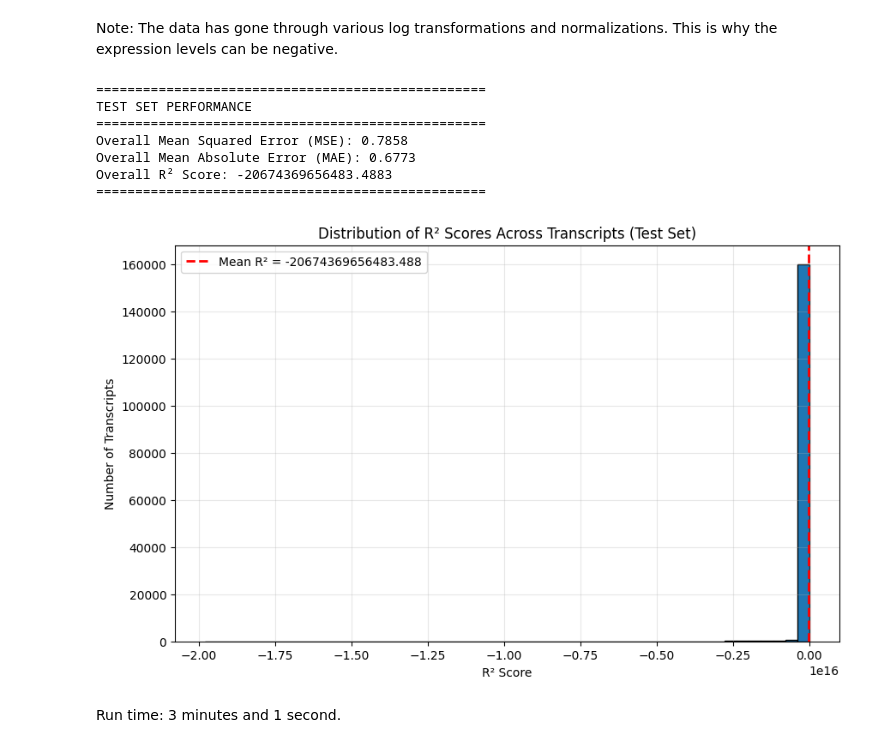
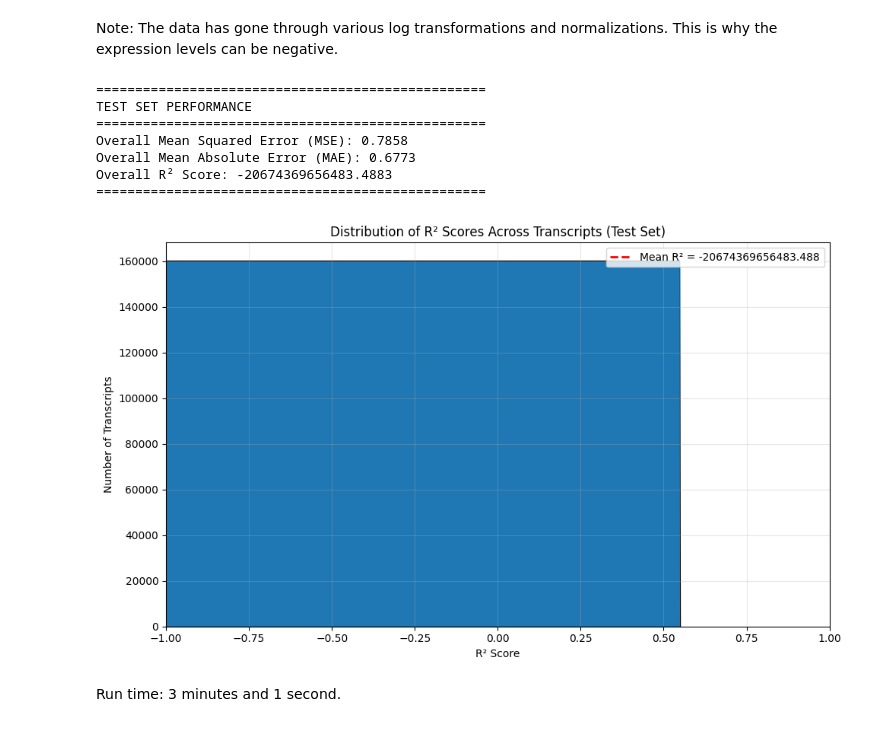
Before and after one commit to DeepIsoQ/DeepIsoQ, a Jupyter notebook: deep_learn_V4.ipynb, the cells around one changed output. Saved outputs shown, nothing was run; the diff lists cells and outputs as text; code cells hidden in the pictures.

```diff
--- a/deep_learn_V4.ipynb
+++ b/deep_learn_V4.ipynb
@@ -58,2 +54,22 @@ adata_genes = sc.read_h5ad('data/bulk_processed_genes.h5ad', backed='r')
 # %%
-adata_genes.uns
+
+if first_time_running:
+    import scanpy as sc
+    adata_genes = sc.read_h5ad('data/bulk_processed_genes.h5ad', backed='r')
+
+    gene_to_transcript_dict = adata_genes.uns["gene_to_transcripts"].copy()
+
+    #Save the dict data in a binary file:
+    import pickle
+
+    with open("gene_to_transcript_dict.pkl", "wb") as f:
+        pickle.dump(gene_to_transcript_dict, f)
+# %%
+#Load the dict, if you have already previously made the file:
+
+if first_time_running == False:
+
+    import pickle
+
+    with open("gene_to_transcript_dict.pkl", "rb") as f:
+        gene_to_transcript_dict = pickle.load(f)
@@ -833,34 +837,36 @@ for i in range(n_transcripts):
     r2_per_transcript.append(r2)
 
 # Overall metrics on test set
 print("=" * 50)
 print("TEST SET PERFORMANCE")
 print("=" * 50)
 print(f"Overall Mean Squared Error (MSE): {np.mean(mse_per_transcript):.4f}")
 print(f"Overall Mean Absolute Error (MAE): {np.mean(mae_per_transcript):.4f}")
 print(f"Overall R² Score: {np.mean(r2_per_transcript):.4f}")
 print("=" * 50)
 
 # Plot distribution of R² scores across transcripts
 plt.figure(figsize=(10, 6))
 plt.hist(r2_per_transcript, bins=50, edgecolor='black')
 plt.xlabel('R² Score')
 plt.ylabel('Number of Transcripts')
 plt.title('Distribution of R² Scores Across Transcripts (Test Set)')
 plt.axvline(np.mean(r2_per_transcript), color='red', linestyle='--',
             linewidth=2, label=f'Mean R² = {np.mean(r2_per_transcript):.3f}')
 plt.legend()
 plt.grid(True, alpha=0.3)
+plt.xlim(-1, 1) #IMPORTANT NOTE: We just restrict it to -1 to 1, but there are also values much, much lower than -1.
+plt.tight_layout()
 plt.show()
 # %% [output]
 ==================================================
 TEST SET PERFORMANCE
 ==================================================
 Overall Mean Squared Error (MSE): 0.7858
 Overall Mean Absolute Error (MAE): 0.6773
 Overall R² Score: -20674369656483.4883
 ==================================================
-[figure, old version]
+[figure, new version]
 # %% [markdown]
 Run time: 3 minutes and 1 second.
 # %%
```
Also changed, not shown: parts of 6 cells of this notebook.
